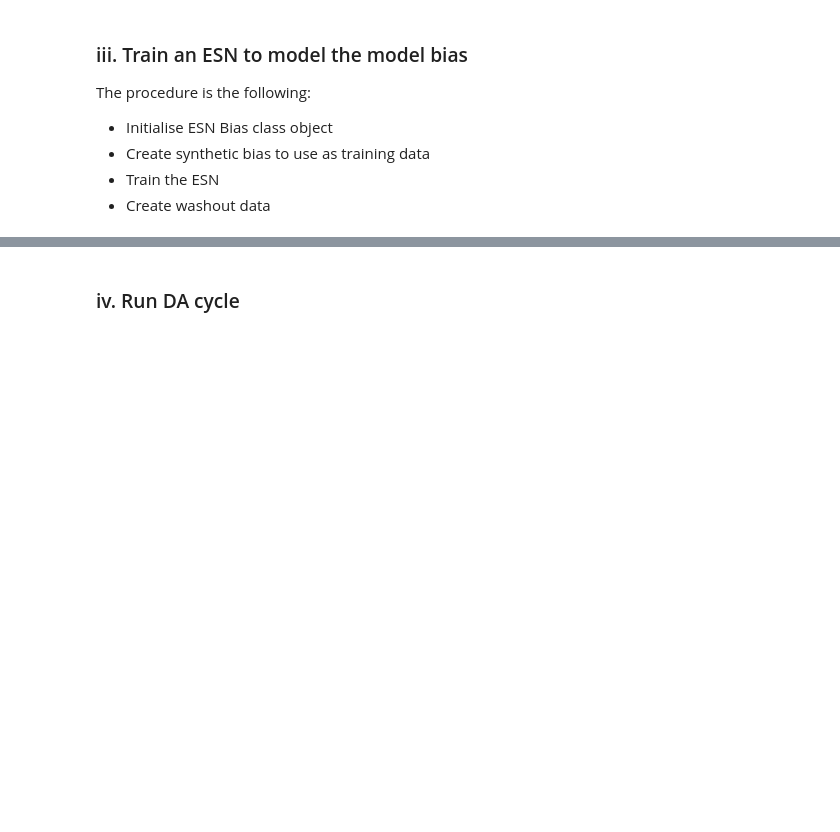
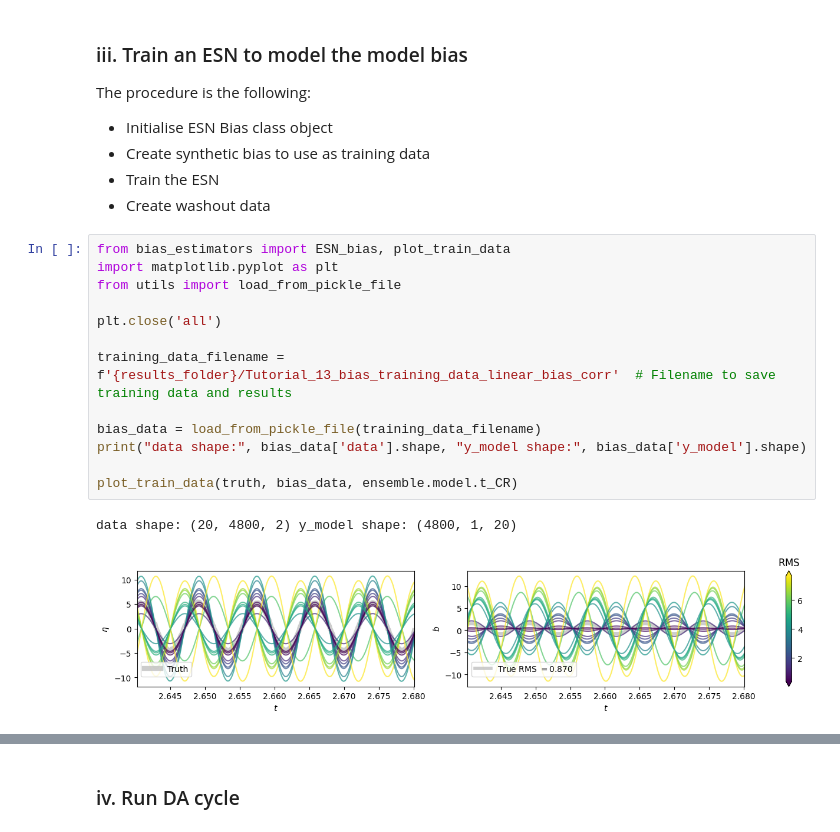
Before and after one commit to andreanovoa/real-time-bias-aware-DA, a Jupyter notebook: scripts/tutorials/1_Introtuction_to_real-time_DA/13_bias-aware-DA-intro.ipynb, the cells around one changed output, grey strips where cells are left out. Saved outputs shown, nothing was run; the diff lists cells and outputs as text; blank space fills up the shorter version.

```diff
--- a/scripts/tutorials/1_Introtuction_to_real-time_DA/13_bias-aware-DA-intro.ipynb
+++ b/scripts/tutorials/1_Introtuction_to_real-time_DA/13_bias-aware-DA-intro.ipynb
@@ -375,4 +398,20 @@ The procedure is the following:
 - Create synthetic bias to use as training data
 - Train the ESN
 - Create washout data
+# %%
+from bias_estimators import ESN_bias, plot_train_data
+import matplotlib.pyplot as plt
+from utils import load_from_pickle_file
+
+plt.close('all')
+
+training_data_filename = f'{results_folder}/Tutorial_13_bias_training_data_linear_bias_corr'  # Filename to save training data and results
+
+bias_data = load_from_pickle_file(training_data_filename)
+print("data shape:", bias_data['data'].shape, "y_model shape:", bias_data['y_model'].shape)
+
+plot_train_data(truth, bias_data, ensemble.model.t_CR)
+# %% [output]
+data shape: (20, 4800, 2) y_model shape: (4800, 1, 20)
+[figure, added]
 # %%
```
Also changed, not shown: parts of 16 cells of this notebook, 9 other files.
